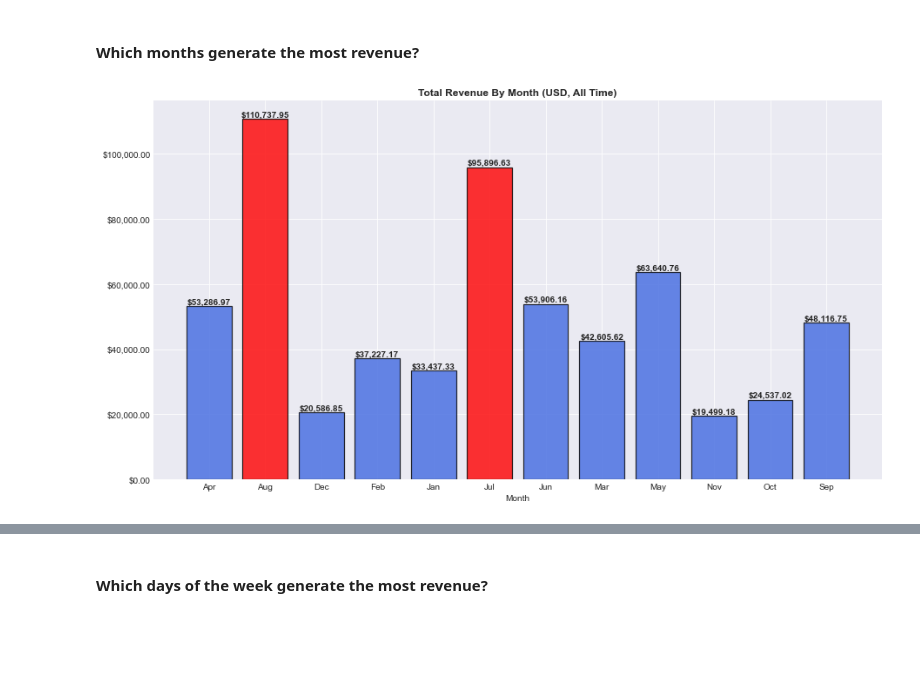
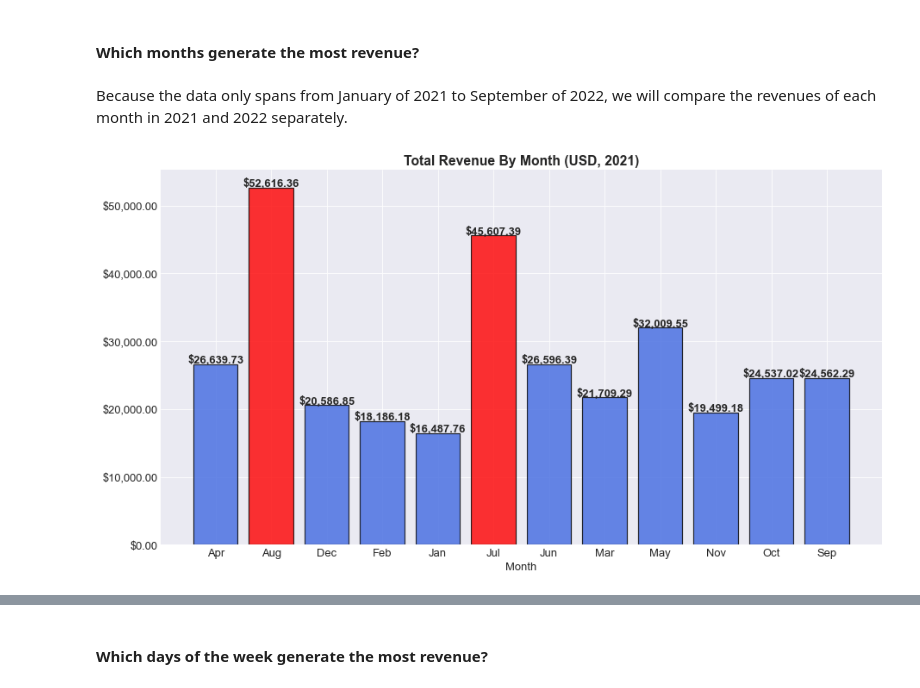
Before and after one commit to TrinityGahagen2K/french-bakery-analysis, a Jupyter notebook: french_bakery_analysis.ipynb, the cells around one changed output, grey strips where cells are left out. Saved outputs shown, nothing was run; the diff lists cells and outputs as text; code cells hidden in the pictures; blank space fills up the shorter version.

```diff
--- a/french_bakery_analysis.ipynb
+++ b/french_bakery_analysis.ipynb
@@ -80,6 +121,7 @@ bakery['Unnamed: 0'].head()
 Name: Unnamed: 0, dtype: int64
 # %%
 bakery['Quantity'] = bakery['Quantity'].astype(int)
+bakery['ticket_number'] = bakery['ticket_number'].astype(int)
 # %%
 # Unnamed doesn't seem like a useful column, so we'll just drop it
 try:
@@ -221,7 +267,7 @@ dtype: int64
 # Separating time increments into separate columns for future grouping
 bakery['month'] = bakery['date'].dt.month
 bakery['year'] = bakery['date'].dt.year
-bakery['day_of_the_week'] = bakery['date'].dt.day_of_week
+bakery['day_of_week'] = bakery['date'].dt.day_of_week
 
 
 DAY_DICT = {
@@ -249,8 +295,9 @@ MONTH_DICT = {
     12 : "Dec"
 }
 
+# Replace numbers with names according to the respective dictionaries
 bakery['month'].replace(MONTH_DICT, inplace=True)
-bakery['day_of_the_week'].replace(DAY_DICT, inplace=True)
+bakery['day_of_week'].replace(DAY_DICT, inplace=True)
 
 bakery.head()
 # %% [output]
@@ -292,3 +342,6 @@ bakery['day_of_month'] = bakery['date'].dt.day
+# %%
+# Format the strings in the article column to be more readable, i.e. titlecase rather than all uppercase
+bakery['article'] = bakery['article'].str.title()
 # %%
 bakery.info()
 # %% [output]
@@ -315,5 +368,5 @@ memory usage: 21.4+ MB
 # %%
-# Reordering columns
+# Reorder columns
 bakery = bakery[['time_dt',
                  'date',
                  'time',
@@ -321,7 +374,7 @@ bakery = bakery[['time_dt',
                  'year',
                  'month',
                  'day_of_month',
-                 'day_of_the_week',
+                 'day_of_week',
                  'ticket_number',
                  'article',
                  'Quantity',
@@ -423,21 +489,26 @@ ax.xaxis.set_major_formatter(FuncFormatter(lambda x, _: f'{x:.0f}:00'))
 Most days in this seem to follow the trend of being busy in the mornings and early afternoons, with frequency of orders decreasing dramatically at about 1pm.
 # %% [markdown]
 #### Which months generate the most revenue?
+# %% [markdown]
+Because the data only spans from January of 2021 to September of 2022, we will compare the revenues of each month in 2021 and 2022 separately.
 # %%
 fig, ax = plt.subplots(figsize=(15, 8))
-data = bakery.groupby('month')['total_spent_on_quantity'].sum()
 
+# Filter for 2021, group by the month and add up the revenue for item purchased
+data = bakery[bakery['year'] == 2021].groupby('month')['total_spent_on_quantity'].sum()
+
+# Plot
 color_map = ['royalblue' for i in range(12)]
 color_map[1] = color_map[5] = 'red'
 ax.bar(data.index, data, color=color_map, lw=1.2, alpha=0.8, edgecolor='black')
 ax.set_xlabel('Month')
-ax.set_title('Total Revenue By Month (USD, All Time)')
+ax.set_title('Total Revenue By Month (USD, 2021)')
 for i in data.index:
     ax.annotate(f'${data[i]:,.02f}',
                 xy=(i, data[i] + (0.012 * ax.get_ylim()[1])),
                 fontweight='bold',
                 va='center',
                 ha='center')
 ax.yaxis.set_major_formatter(FuncFormatter(lambda y, _: '${:,.02f}'.format(y)));
 # %% [output]
-[figure, old version]
+[figure, new version]
```
Also changed, not shown: parts of 67 cells of this notebook.
